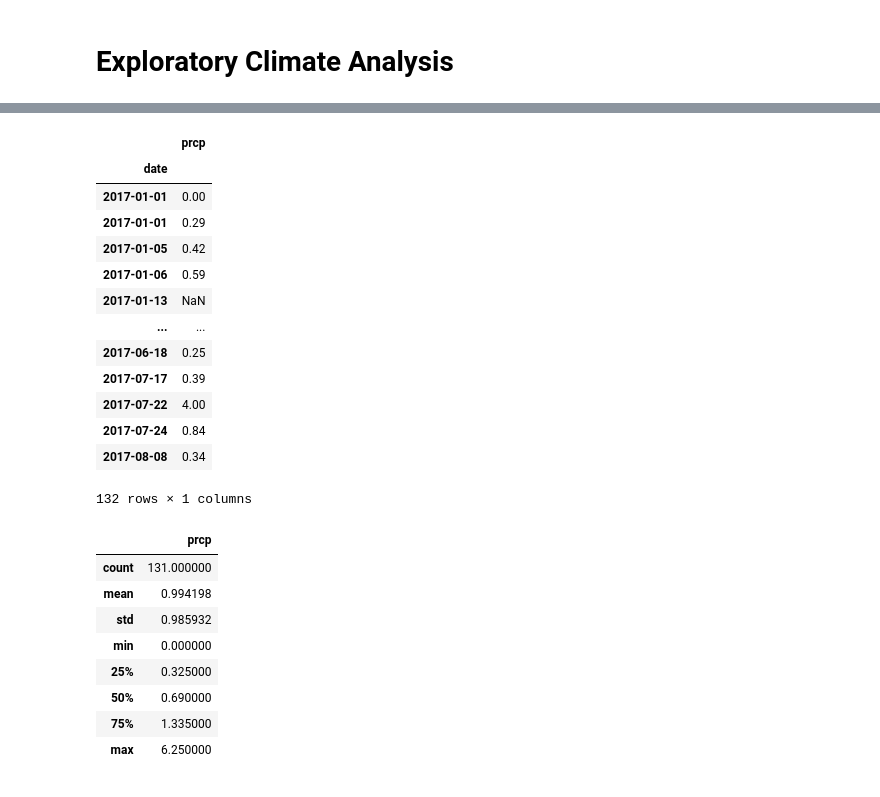
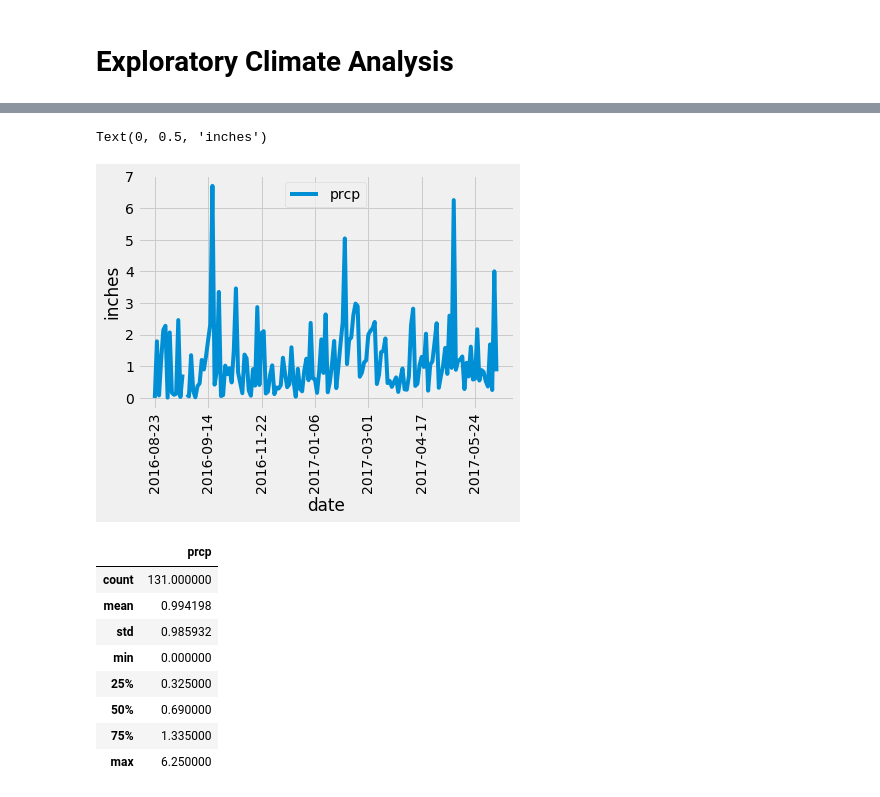
Before and after one commit to crchunn/sqlalchemy-challenge, a Jupyter notebook: Instructions/climate_starter.ipynb, the cells around one changed output, grey strips where cells are left out. Saved outputs shown, nothing was run; the diff lists cells and outputs as text; code cells hidden in the pictures.

```diff
--- a/Instructions/climate_starter.ipynb
+++ b/Instructions/climate_starter.ipynb
@@ -135,22 +141,13 @@ AttributeError: 'result' object has no attribute 'values'
 # %%
 # Save the query results as a Pandas DataFrame and set the index to the date column
 pp_df.head()
-pp_df.set_index("date")
+pp_df.set_index(pp_df["date"], inplace=True)
-# %% [output]
-|  | prcp |
-| date |  |
-| 2017-01-01 | 0.00 |
-| 2017-01-01 | 0.29 |
-| 2017-01-05 | 0.42 |
-| 2017-01-06 | 0.59 |
-| 2017-01-13 | NaN |
-| ... | ... |
-| 2017-06-18 | 0.25 |
-| 2017-07-17 | 0.39 |
-| 2017-07-22 | 4.00 |
-| 2017-07-24 | 0.84 |
-| 2017-08-08 | 0.34 |
-132 rows × 1 columns
+# %%
+pp_df.plot(rot=90)
+plt.ylabel('inches')
+# %% [output]
+Text(0, 0.5, 'inches')
+[figure, added]
 # %%
 # Perform a query to retrieve the data and precipitation scores
 
```
Also changed, not shown: parts of 4 cells of this notebook, 1 other file.
